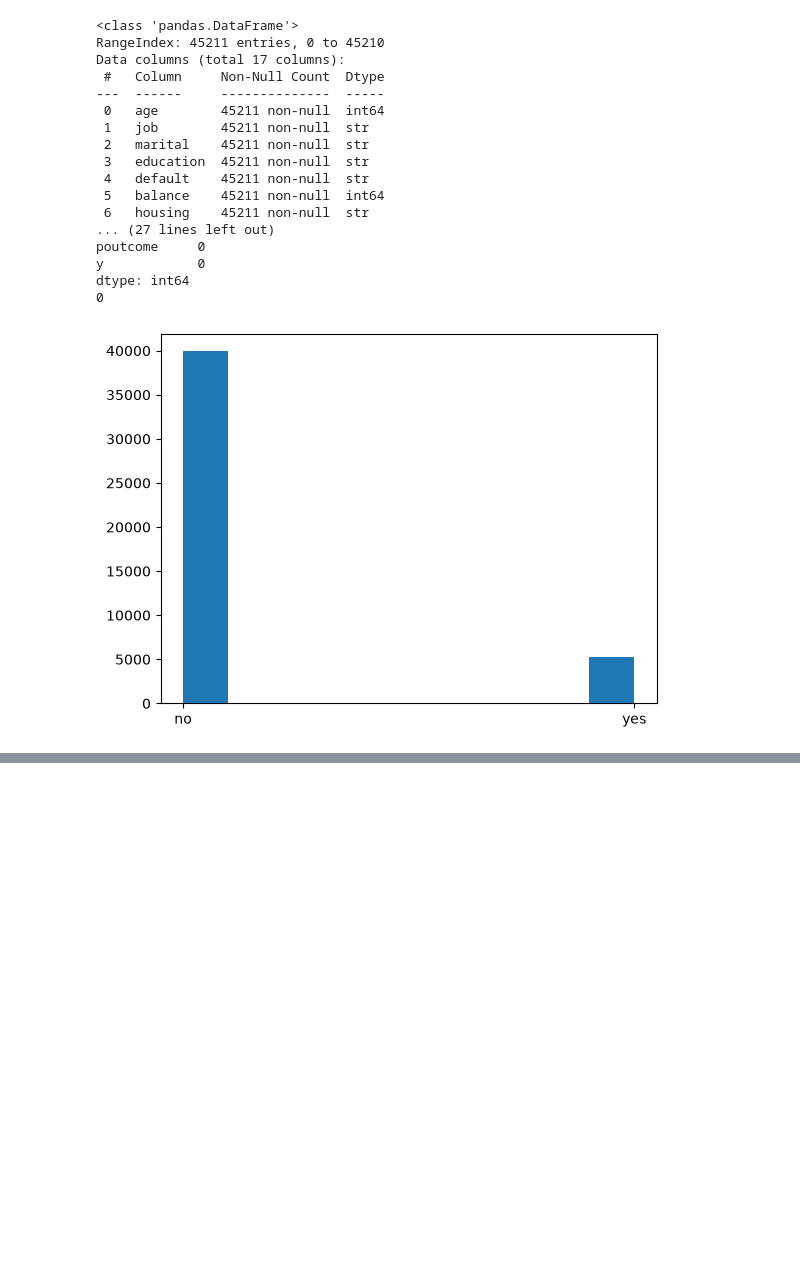
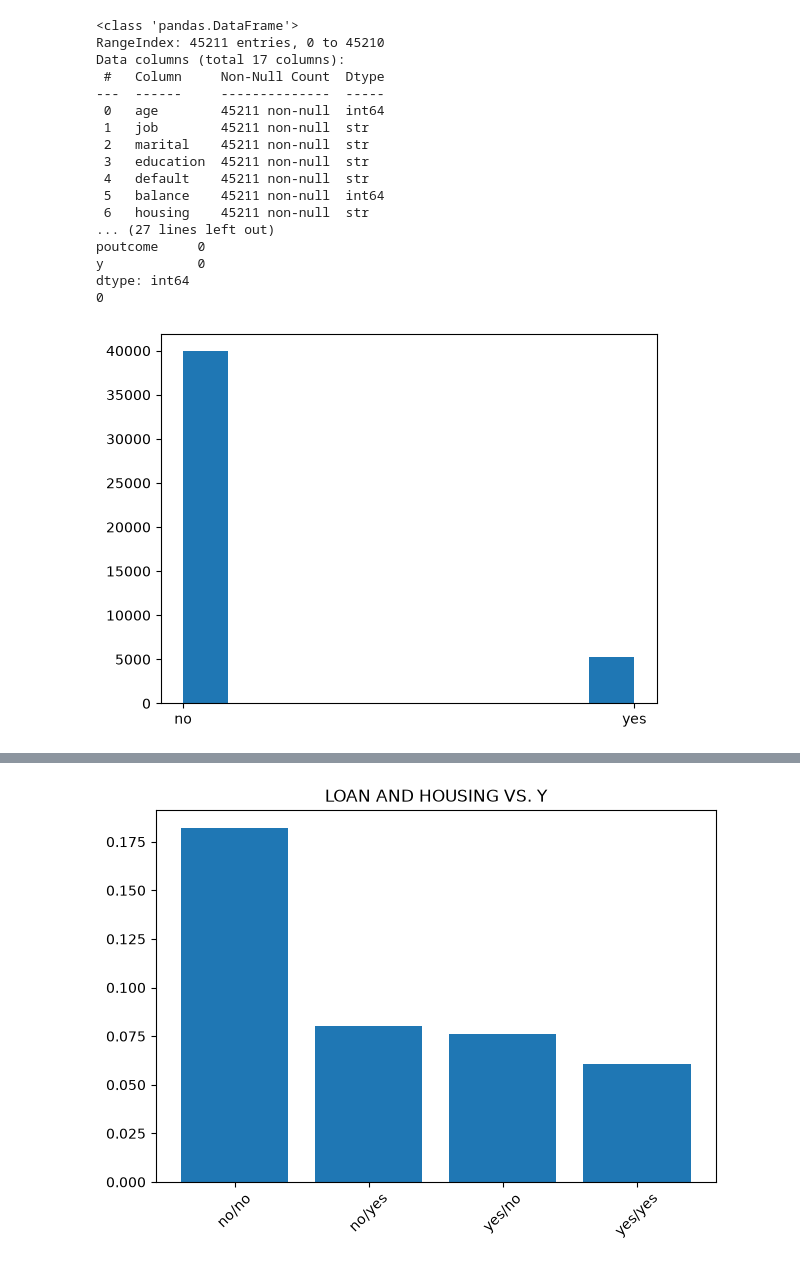
Before and after one commit to skillsharer/nba-practice, a Jupyter notebook: data/explore.ipynb, the cells around one changed output, grey strips where cells are left out. Cells and saved outputs as stored; diff of their text form; code cells hidden in the pictures; blank space fills up the shorter version.

```diff
--- a/data/explore.ipynb
+++ b/data/explore.ipynb
@@ -84,3 +124,12 @@ box_plot(dataset.campaign, dataset.y, "# OF CONTACTS DURING THIS CAMP. vs. Y_TRU
 # 3. Drop features
 # We can see the phone duration feature for example. This is unknown for us in the next prediction time. If we use this we can easily introduce
 # data leakage to our training.
+# %%
+# 4. Feature vs. Feature plots
+# Split the dataset into loan and housing groups, select their binary subscription outcome and calculate the subscription ratio.
+grouped = dataset.groupby(["loan", "housing"])
+rates = grouped["y_numeric"].mean()
+categories = ["/".join(r) for r in rates.index]
+categorical_plot(categories, rates.values, "LOAN AND HOUSING VS. Y")
+# %% [output]
+[figure, added]
```
Also changed, not shown: parts of 6 cells of this notebook.
